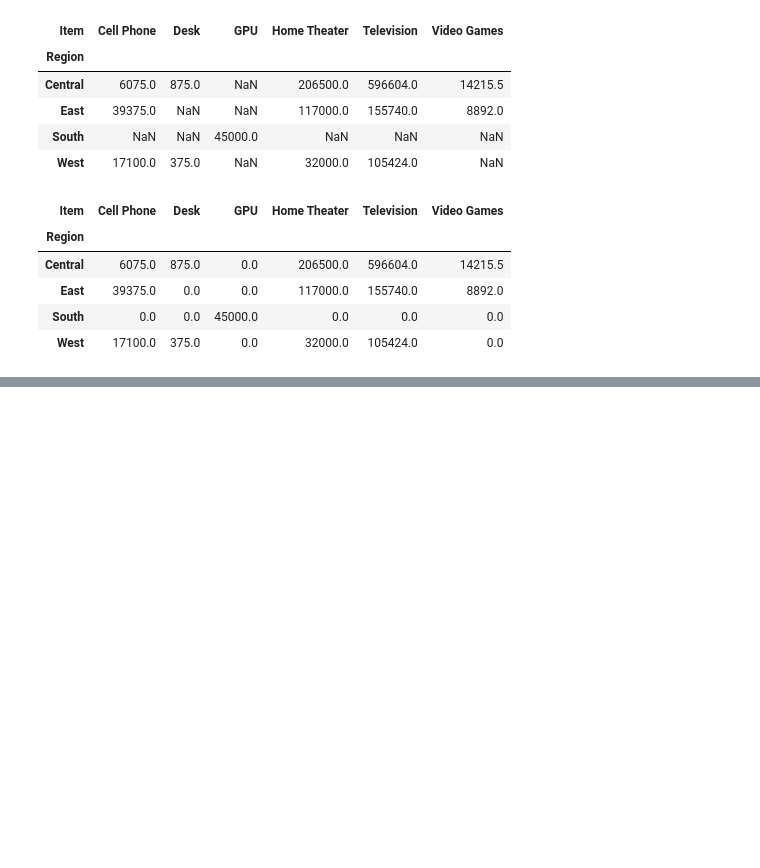
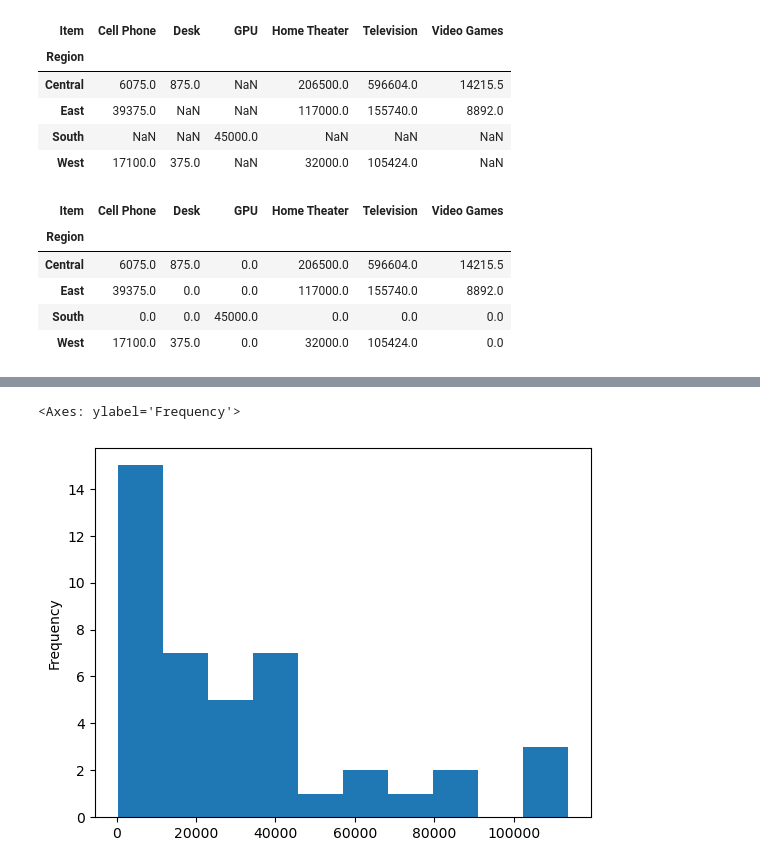
Before and after one commit to KaziRifatMorshed/LearningDataScience, a Jupyter notebook: DataExplorationWithPandas/ExploreSalesData.ipynb, the cells around one changed output, grey strips where cells are left out. Drawn from its saved outputs; the diff is of its cells as text; code cells hidden in the pictures; blank space fills up the shorter version.

```diff
--- a/DataExplorationWithPandas/ExploreSalesData.ipynb
+++ b/DataExplorationWithPandas/ExploreSalesData.ipynb
@@ -323,0 +386,5 @@ df.pivot_table(values='Sale_amt', index='Region', columns='Item', aggfunc='sum',
+# %%
+df['Sale_amt'].plot(kind='hist')
+# %% [output]
+<Axes: ylabel='Frequency'>
+[figure, added]
```
Also changed, not shown: parts of 23 cells of this notebook, 6 other files.
